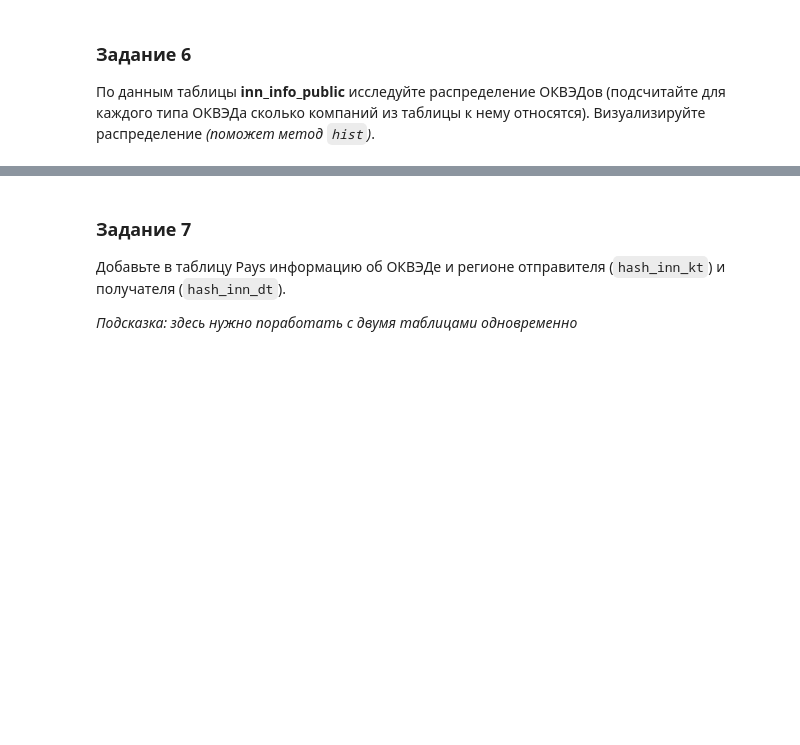
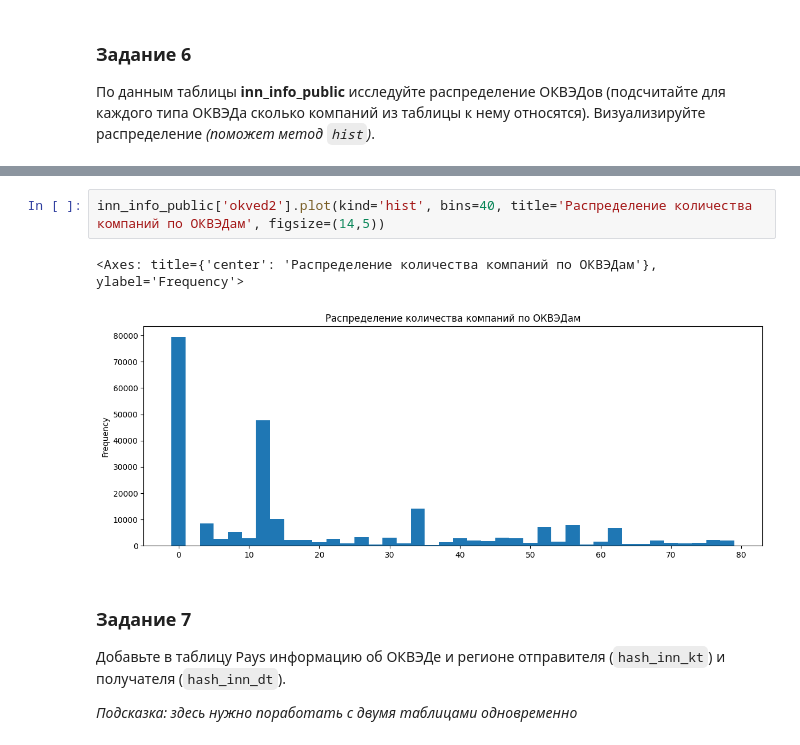
Before and after one commit to MyEducation11235/ITMO-5-PyAD, a Jupyter notebook: Task 3/Proskuryakov Roman 3.ipynb, the cells around one changed output, grey strips where cells are left out. Saved outputs shown, nothing was run; the diff lists cells and outputs as text; blank space fills up the shorter version.

```diff
--- a/Task 3/Proskuryakov Roman 3.ipynb
+++ b/Task 3/Proskuryakov Roman 3.ipynb
@@ -73,3 +149,8 @@ inn_info_public = pd.read_csv('<укажите путь до таблицы inn_
+# %%
+inn_info_public['okved2'].plot(kind='hist', bins=40, title='Распределение количества компаний по ОКВЭДам', figsize=(14,5))
+# %% [output]
+<Axes: title={'center': 'Распределение количества компаний по ОКВЭДам'}, ylabel='Frequency'>
+[figure, added]
 # %% [markdown]
 ### Задание 7
 
```
Also changed, not shown: parts of 30 cells of this notebook.
